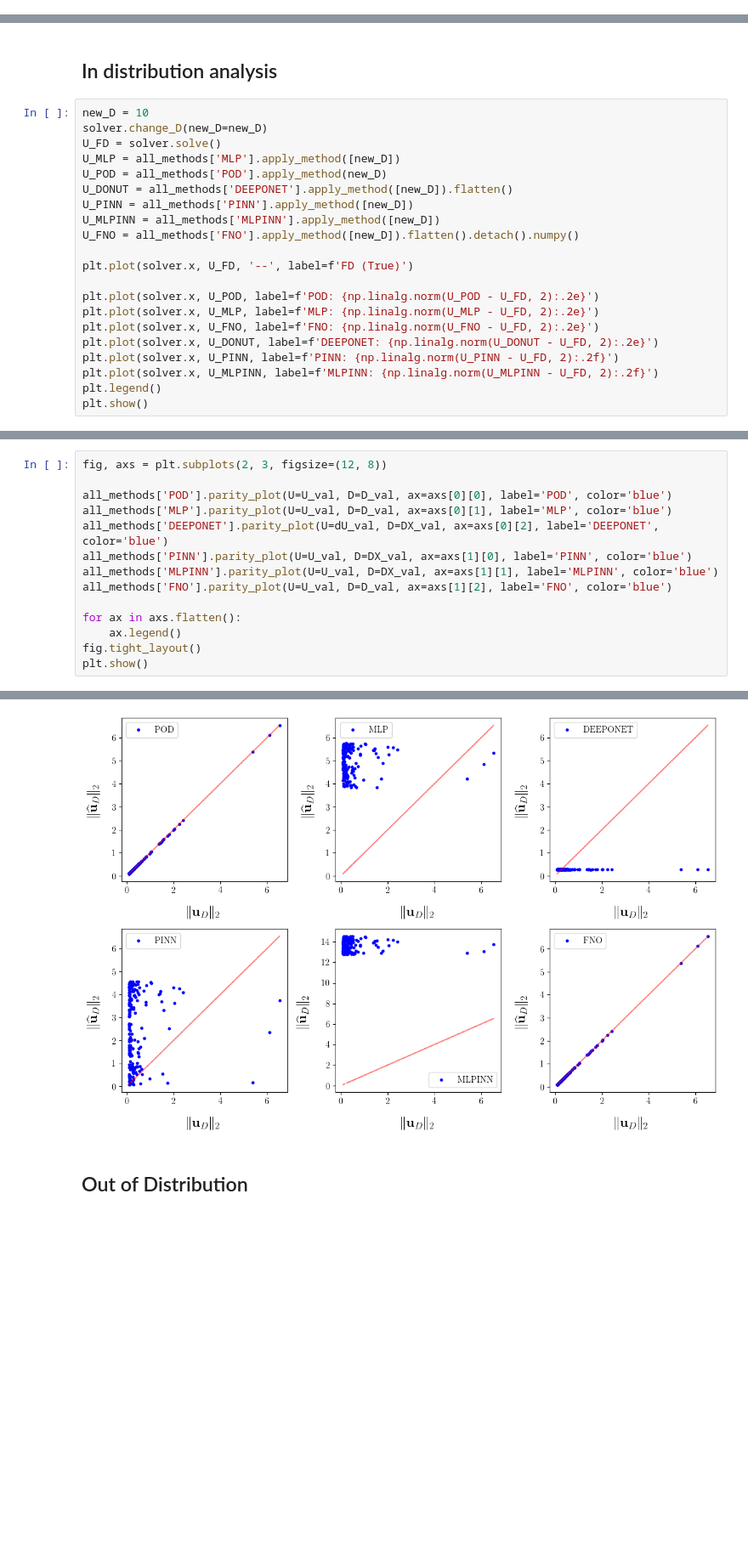
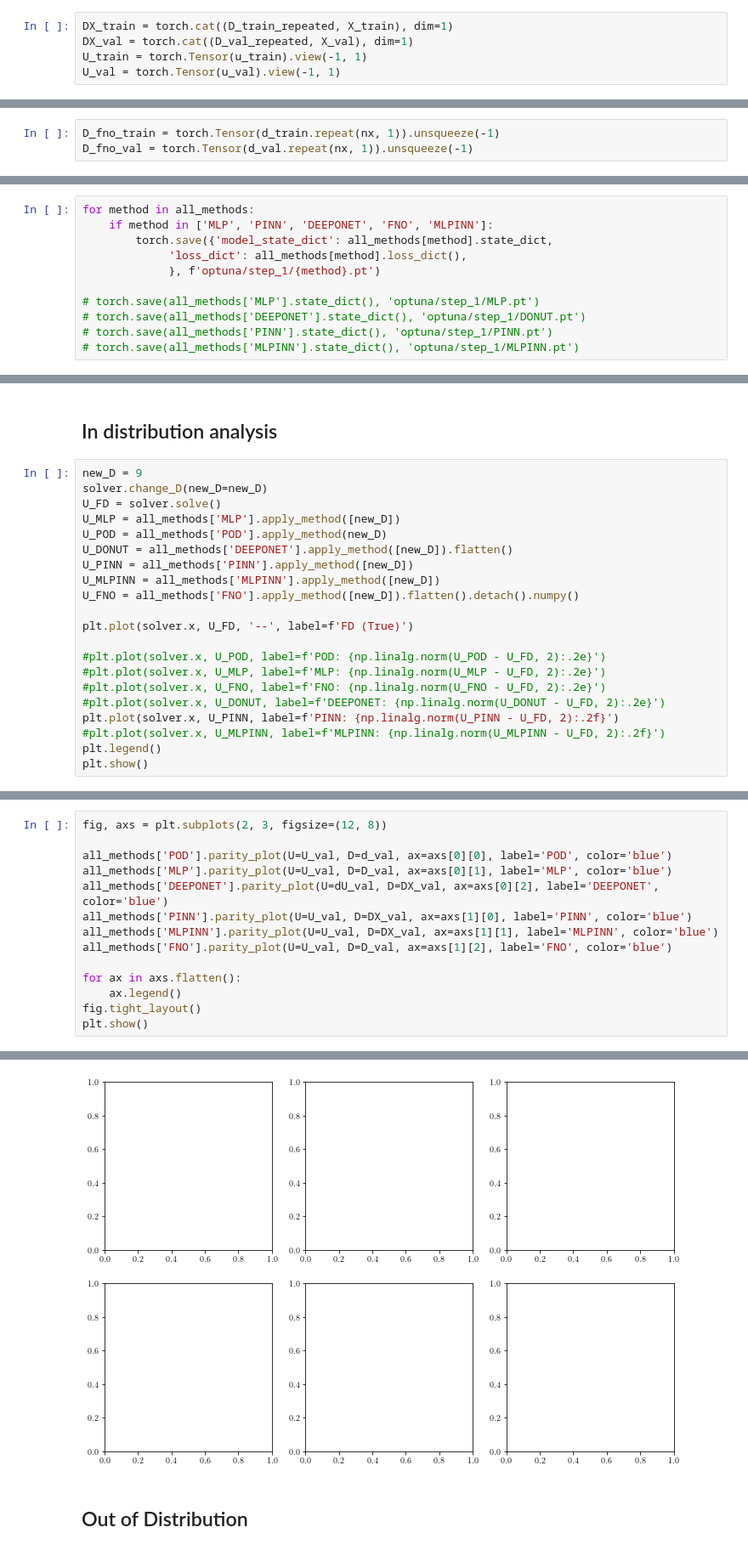
Before and after one commit to lechevaa/CEMRACS_SciML, a Jupyter notebook: notebooks/PoissonEquation/Poisson_step_1.ipynb, the cells around one changed output, grey strips where cells are left out. Shown at 85% size. Cells and saved outputs as stored; diff of their text form; blank space fills up the shorter version.

Commit message:
model step 1

```diff
--- a/notebooks/PoissonEquation/Poisson_step_1.ipynb
+++ b/notebooks/PoissonEquation/Poisson_step_1.ipynb
@@ -142,5 +128,13 @@ dU_val = torch.Tensor(u_val.flatten())
+# %%
+DX_train = torch.cat((D_train_repeated, X_train), dim=1)
+DX_val = torch.cat((D_val_repeated, X_val), dim=1)
+U_train = torch.Tensor(u_train).view(-1, 1)
+U_val = torch.Tensor(u_val).view(-1, 1)
 # %% [markdown]
 Fit all methods using fit function on DDMethod object
+# %%
+D_fno_train = torch.Tensor(d_train.repeat(nx, 1)).unsqueeze(-1)
+D_fno_val = torch.Tensor(d_val.repeat(nx, 1)).unsqueeze(-1)
 # %%
 for method in method_names:
     hyperparams_method = copy.deepcopy(HYPERPARAMS_METHODS[method])
@@ -182,3 +176,14 @@ POD fitted
+# %%
+for method in all_methods:
+    if method in ['MLP', 'PINN', 'DEEPONET', 'FNO', 'MLPINN']:
+        torch.save({'model_state_dict': all_methods[method].state_dict,
+             'loss_dict': all_methods[method].loss_dict(),
+             }, f'optuna/step_1/{method}.pt')
+
+# torch.save(all_methods['MLP'].state_dict(), 'optuna/step_1/MLP.pt')
+# torch.save(all_methods['DEEPONET'].state_dict(), 'optuna/step_1/DONUT.pt')
+# torch.save(all_methods['PINN'].state_dict(), 'optuna/step_1/PINN.pt')
+# torch.save(all_methods['MLPINN'].state_dict(), 'optuna/step_1/MLPINN.pt')
 # %% [markdown]
 # Plot performances for each method
 # %%
@@ -195,7 +200,7 @@ plt.show()
 # %% [markdown]
 ## In distribution analysis
 # %%
-new_D = 10
+new_D = 9
 solver.change_D(new_D=new_D)
 U_FD = solver.solve()
 U_MLP = all_methods['MLP'].apply_method([new_D])
@@ -207,12 +212,12 @@ U_FNO = all_methods['FNO'].apply_method([new_D]).flatten().detach().numpy()
 
 plt.plot(solver.x, U_FD, '--', label=f'FD (True)')
 
-plt.plot(solver.x, U_POD, label=f'POD: {np.linalg.norm(U_POD - U_FD, 2):.2e}')
-plt.plot(solver.x, U_MLP, label=f'MLP: {np.linalg.norm(U_MLP - U_FD, 2):.2e}')
-plt.plot(solver.x, U_FNO, label=f'FNO: {np.linalg.norm(U_FNO - U_FD, 2):.2e}')
-plt.plot(solver.x, U_DONUT, label=f'DEEPONET: {np.linalg.norm(U_DONUT - U_FD, 2):.2e}')
+#plt.plot(solver.x, U_POD, label=f'POD: {np.linalg.norm(U_POD - U_FD, 2):.2e}')
+#plt.plot(solver.x, U_MLP, label=f'MLP: {np.linalg.norm(U_MLP - U_FD, 2):.2e}')
+#plt.plot(solver.x, U_FNO, label=f'FNO: {np.linalg.norm(U_FNO - U_FD, 2):.2e}')
+#plt.plot(solver.x, U_DONUT, label=f'DEEPONET: {np.linalg.norm(U_DONUT - U_FD, 2):.2e}')
 plt.plot(solver.x, U_PINN, label=f'PINN: {np.linalg.norm(U_PINN - U_FD, 2):.2f}')
-plt.plot(solver.x, U_MLPINN, label=f'MLPINN: {np.linalg.norm(U_MLPINN - U_FD, 2):.2f}')
+#plt.plot(solver.x, U_MLPINN, label=f'MLPINN: {np.linalg.norm(U_MLPINN - U_FD, 2):.2f}')
 plt.legend()
 plt.show()
 # %% [output]
@@ -220,7 +225,7 @@ plt.show()
 # %%
 fig, axs = plt.subplots(2, 3, figsize=(12, 8))
 
-all_methods['POD'].parity_plot(U=U_val, D=D_val, ax=axs[0][0], label='POD', color='blue')
+all_methods['POD'].parity_plot(U=U_val, D=d_val, ax=axs[0][0], label='POD', color='blue')
 all_methods['MLP'].parity_plot(U=U_val, D=D_val, ax=axs[0][1], label='MLP', color='blue')
 all_methods['DEEPONET'].parity_plot(U=dU_val, D=DX_val, ax=axs[0][2], label='DEEPONET', color='blue')
 all_methods['PINN'].parity_plot(U=U_val, D=DX_val, ax=axs[1][0], label='PINN', color='blue')
@@ -235,4 +241,4 @@ plt.show()
-[figure, old version]
+[figure, new version]
 # %% [markdown]
 ## Out of Distribution
 # %%
```
Also changed, not shown: parts of 20 cells of this notebook, 13 other files.
